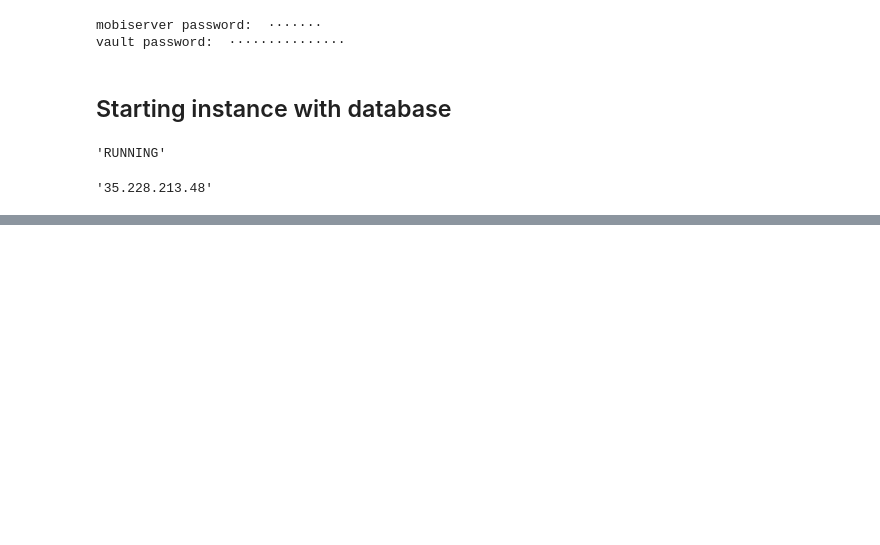
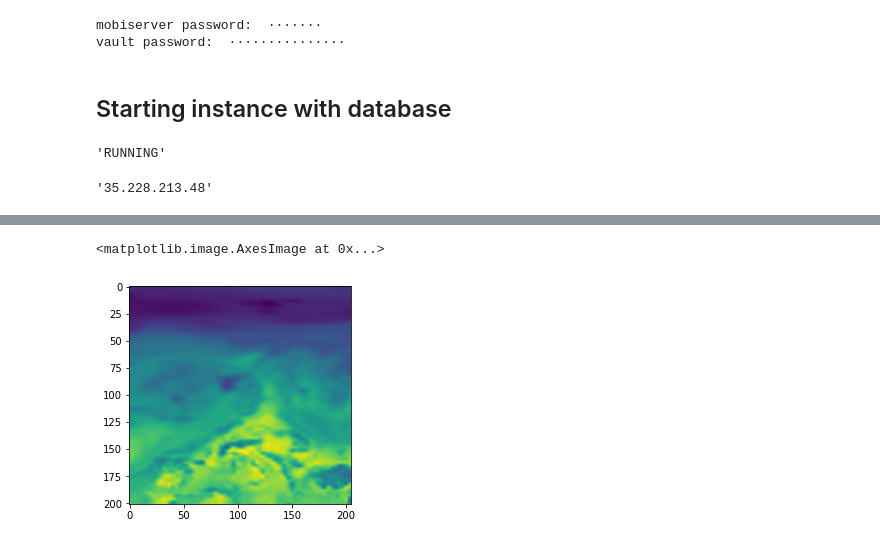
Before and after one commit to Lecheps/catchCan_tools, a Jupyter notebook: Upload_to_database.ipynb, the cells around one changed output, grey strips where cells are left out. Saved outputs shown, nothing was run; the diff lists cells and outputs as text; code cells hidden in the pictures; blank space fills up the shorter version.

Commit message:
Upload to database as a script to be run on the vm. Saves each date/variable as bytea

```diff
--- a/Upload_to_database.ipynb
+++ b/Upload_to_database.ipynb
@@ -92,12 +92,3 @@ def query(query,fetch=True):
 # %% [output]
 'RUNNING'
 '35.228.213.48'
-# %%
-#Getting information for the netcdf data to be uploaded. It is assumed that all the netcdf files cover the same extent
-
-data = xr.load_dataset('../shared/era5-land/europe_01-01-1981.nc')
-pev=data['pev']
-time=data['time']
-longitude=data['longitude']
-latitude=data['latitude']
-plt.imshow(pev[0])
@@ -107,5 +94,0 @@ plt.imshow(pev[0])
-# %%
-for i in data.keys():
-    display(i)
-
-display(data['pev'].attrs)
@@ -233,0 +345,16 @@ for i in tqdm(glob.glob("/home/jovyan/shared/era5-land/europe_*.nc")):
+# %%
+%%time
+#Getting data from the database
+a = query('''select * from era5.variables as a join era5.encoding as b on a.eid=b.eid where aid=7 order by tid asc limit 1;''')
+shape = query('''select (select count(*) from era5.longitude) as cols, (select count(b.*) from era5.latitude as b) as rows;''')
+numvals = shape.apply(np.prod, axis=1)[0]
+data = struct.unpack('<{}h'.format(numvals), a.loc[0][3])
+offset = a.loc[0][-1]
+scale = a.loc[0][-2]
+novalue= a.loc[0][-3]
+data = [scale * i + offset if i!= novalue else 0 for i in data]
+data = np.asarray(data).reshape(201,205,order='C')
+
+plt.imshow(data)
+# display(query('''select * from era5.unpack limit 3;'''))
+# %% [output]
@@ -233,0 +363,2 @@ for i in tqdm(glob.glob("/home/jovyan/shared/era5-land/europe_*.nc")):
+<matplotlib.image.AxesImage at 0x...>
+[figure, added]
```
Also changed, not shown: parts of 12 cells of this notebook.
